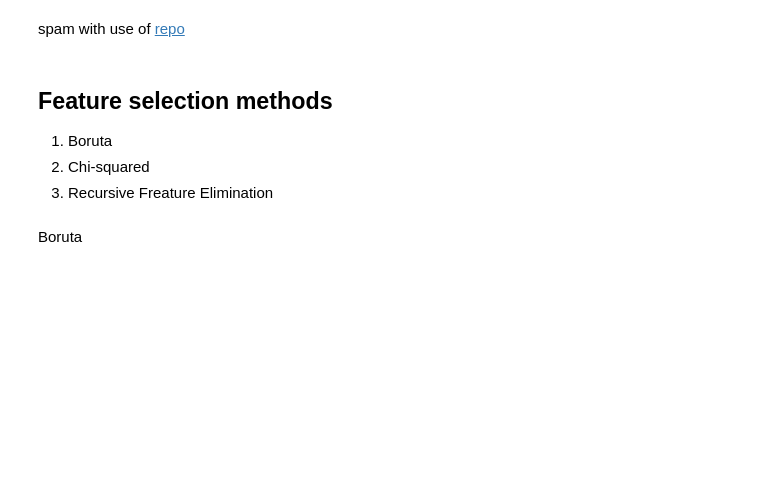
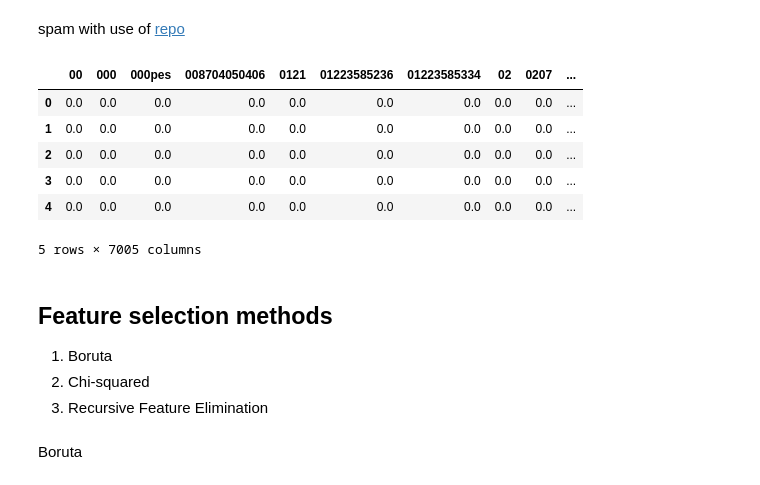
Before and after one commit to kaczmareka/aml_project2, a Jupyter notebook: data_read_with_boruta.ipynb, the cells around one changed output. Saved outputs shown, nothing was run; the diff lists cells and outputs as text; code cells hidden in the pictures; blank space fills up the shorter version.

```diff
--- a/data_read_with_boruta.ipynb
+++ b/data_read_with_boruta.ipynb
@@ -43,26 +43,35 @@ def read_spam(dir_path='.'):
 
     tfidf = TfidfVectorizer()
     train = tfidf.fit_transform(spam_train_X)
-    spam_train_X = pd.DataFrame(train.toarray(), columns=tfidf.get_feature_names())
+    spam_train_X = pd.DataFrame(train.toarray())
 
     val = tfidf.transform(spam_val_X)
-    spam_val_X = pd.DataFrame(val.toarray(), columns=tfidf.get_feature_names())
+    spam_val_X = pd.DataFrame(val.toarray())
 
     test = tfidf.transform(spam_test_data['message'])
-    spam_test_data = pd.DataFrame(test.toarray(), columns=tfidf.get_feature_names())
+    spam_test_data = pd.DataFrame(test.toarray())
 
     minmax=MinMaxScaler()
-    spam_train_X=pd.DataFrame(minmax.fit_transform(spam_train_X))
-    spam_val_X=pd.DataFrame(minmax.transform(spam_val_X))
-    spam_test_data=minmax.transform(spam_test_data)
+    spam_train_X=pd.DataFrame(minmax.fit_transform(spam_train_X), columns=tfidf.get_feature_names())
+    spam_val_X=pd.DataFrame(minmax.transform(spam_val_X), columns=tfidf.get_feature_names())
+    spam_test_data=pd.DataFrame(minmax.transform(spam_test_data), columns=tfidf.get_feature_names())
     return spam_train_X, spam_train_y, spam_val_X, spam_val_y, spam_test_data
 # %%
 spam_train_X, spam_train_y, spam_val_X, spam_val_y, spam_test_data = read_spam()
+spam_train_X.head()
+# %% [output]
+|  | 00 | 000 | 000pes | 008704050406 | 0121 | 01223585236 | 01223585334 | 02 | 0207 | ... |
+| 0 | 0.0 | 0.0 | 0.0 | 0.0 | 0.0 | 0.0 | 0.0 | 0.0 | 0.0 | ... |
+| 1 | 0.0 | 0.0 | 0.0 | 0.0 | 0.0 | 0.0 | 0.0 | 0.0 | 0.0 | ... |
+| 2 | 0.0 | 0.0 | 0.0 | 0.0 | 0.0 | 0.0 | 0.0 | 0.0 | 0.0 | ... |
+| 3 | 0.0 | 0.0 | 0.0 | 0.0 | 0.0 | 0.0 | 0.0 | 0.0 | 0.0 | ... |
+| 4 | 0.0 | 0.0 | 0.0 | 0.0 | 0.0 | 0.0 | 0.0 | 0.0 | 0.0 | ... |
+5 rows × 7005 columns
 # %% [markdown]
 ## Feature selection methods
 1. Boruta
 2. Chi-squared
-3. Recursive Freature Elimination
+3. Recursive Feature Elimination
 # %%
 from boruta import BorutaPy
 from sklearn.ensemble import RandomForestClassifier
```
Also changed, not shown: parts of 10 cells of this notebook.
